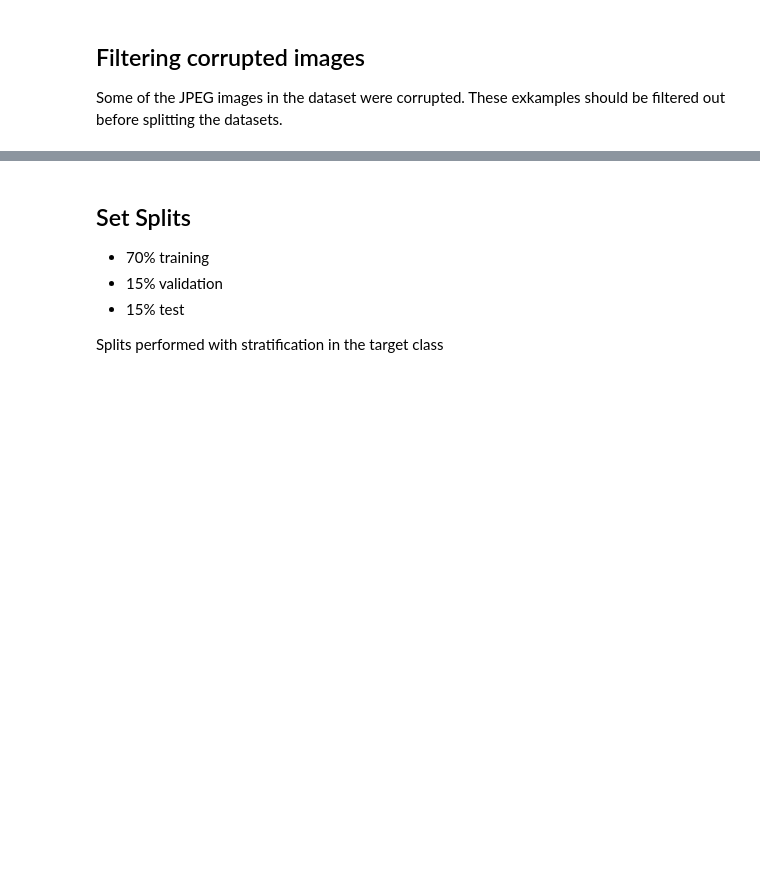
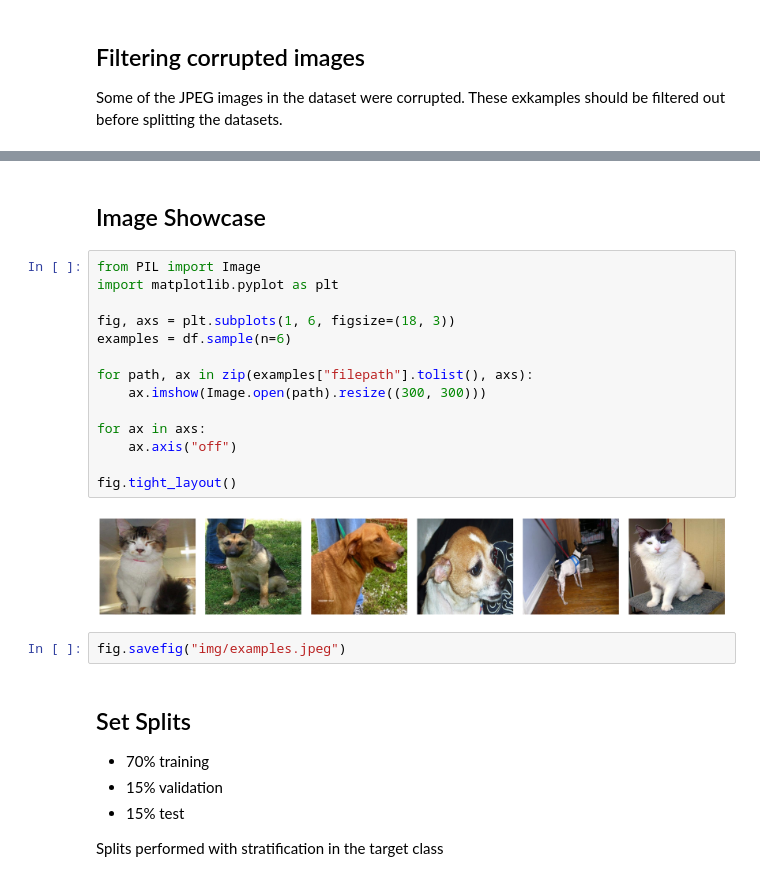
Before and after one commit to lfenzo/dl-dogs-vs-cats, a Jupyter notebook: modelling.ipynb, the cells around one changed output, grey strips where cells are left out. Saved outputs shown, nothing was run; the diff lists cells and outputs as text; blank space fills up the shorter version.

Commit message:
added showcase iamge

```diff
--- a/modelling.ipynb
+++ b/modelling.ipynb
@@ -58,3 +58,23 @@ Corrupt JPEG data: 1153 extraneous bytes before marker 0xd9
+# %% [markdown]
+## Image Showcase
+# %%
+from PIL import Image
+import matplotlib.pyplot as plt
+
+fig, axs = plt.subplots(1, 6, figsize=(18, 3))
+examples = df.sample(n=6)
+
+for path, ax in zip(examples["filepath"].tolist(), axs):
+    ax.imshow(Image.open(path).resize((300, 300)))
+
+for ax in axs:
+    ax.axis("off")
+
+fig.tight_layout()
+# %% [output]
+[figure, added]
+# %%
+fig.savefig("img/examples.jpeg")
 # %% [markdown]
 ## Set Splits
 
```
Also changed, not shown: parts of 1 cell of this notebook, 2 other files.
